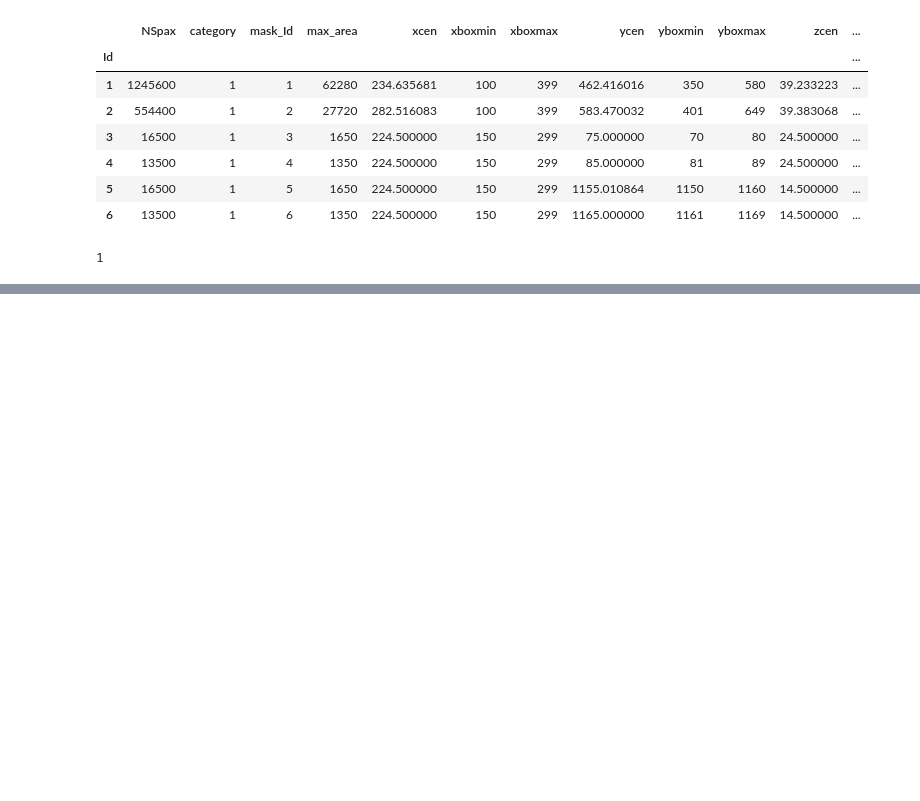
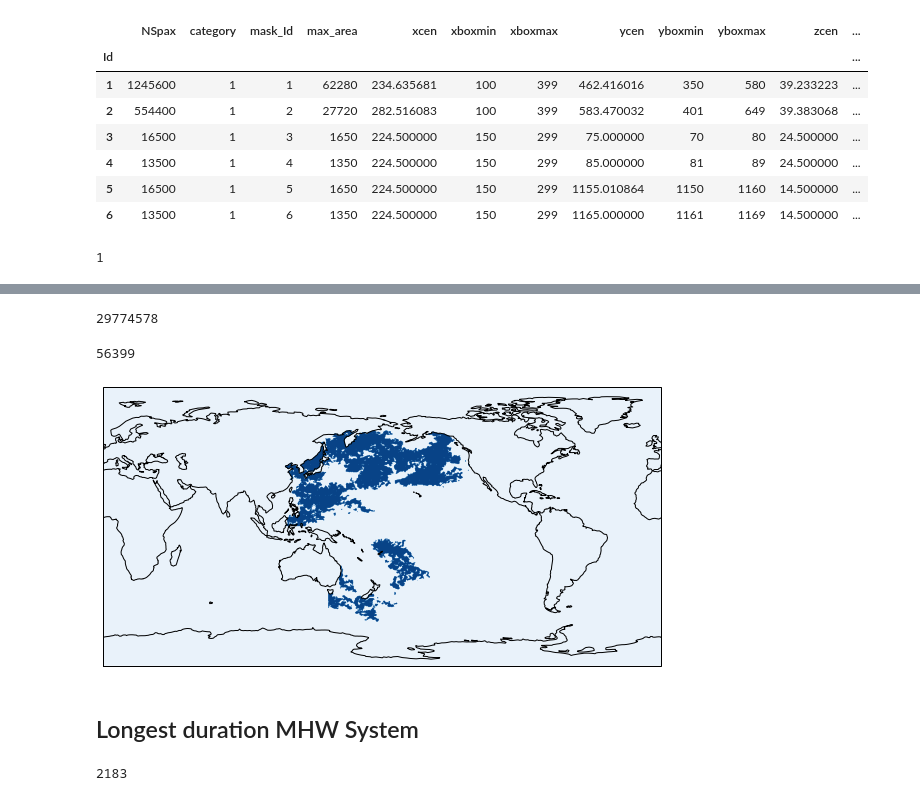
Before and after one commit to profxj/mhw_analysis, a Jupyter notebook: doc/nb/MHW_System_Tests.ipynb, the cells around one changed output, grey strips where cells are left out. Cells and saved outputs as stored; diff of their text form; code cells hidden in the pictures; blank space fills up the shorter version.

```diff
--- a/doc/nb/MHW_System_Tests.ipynb
+++ b/doc/nb/MHW_System_Tests.ipynb
@@ -309,0 +352,4 @@ mask[180,500,45]
+# %%
+f = h5py.File(tst2_msk_file, mode='r')
+mask2 = f['mask'][:]
+f.close()
@@ -309,0 +363,42 @@ mask[180,500,45]
+# %%
+bigone = mask2 == 2196
+np.sum(bigone)
+# %% [output]
+29774578
+# %%
+i0, step=2015, 50
+any_mask = np.sum(bigone[:,:,i0:i0+step], axis=2)
+any_mask[any_mask > 0] = 1
+np.sum(any_mask)
+# %% [output]
+56399
+# %%
+any_big_cube = iris.cube.Cube(any_mask, var_name='BigOne',
+                      dim_coords_and_dims=[(lat_c, 0),
+                                           (lon_c, 1)])
+# %%
+fig = plt.figure(figsize=(10, 6))
+plt.clf()
+
+proj = ccrs.PlateCarree(central_longitude=-180.0)
+ax = plt.gca(projection=proj)
+
+# Pacific events
+# Draw the contour with 25 levels.
+cm = plt.get_cmap('Blues')
+
+cplt = iris.plot.contourf(any_big_cube, cmap=cm)  # , vmin=0, vmax=20)#, 5)
+#cb = plt.colorbar(cplt, fraction=0.020, pad=0.04)
+#cb.set_label('Blob')
+
+# Add coastlines to the map created by contourf.
+plt.gca().coastlines()
+plt.show()
+# %% [output]
+[figure, added]
+# %% [markdown]
+## Longest duration MHW System
+# %%
+np.max(tst2_sys.zboxmax-tst2_sys.zboxmin)
+# %% [output]
+2183
```
Also changed, not shown: parts of 12 cells of this notebook, 1 other file.
